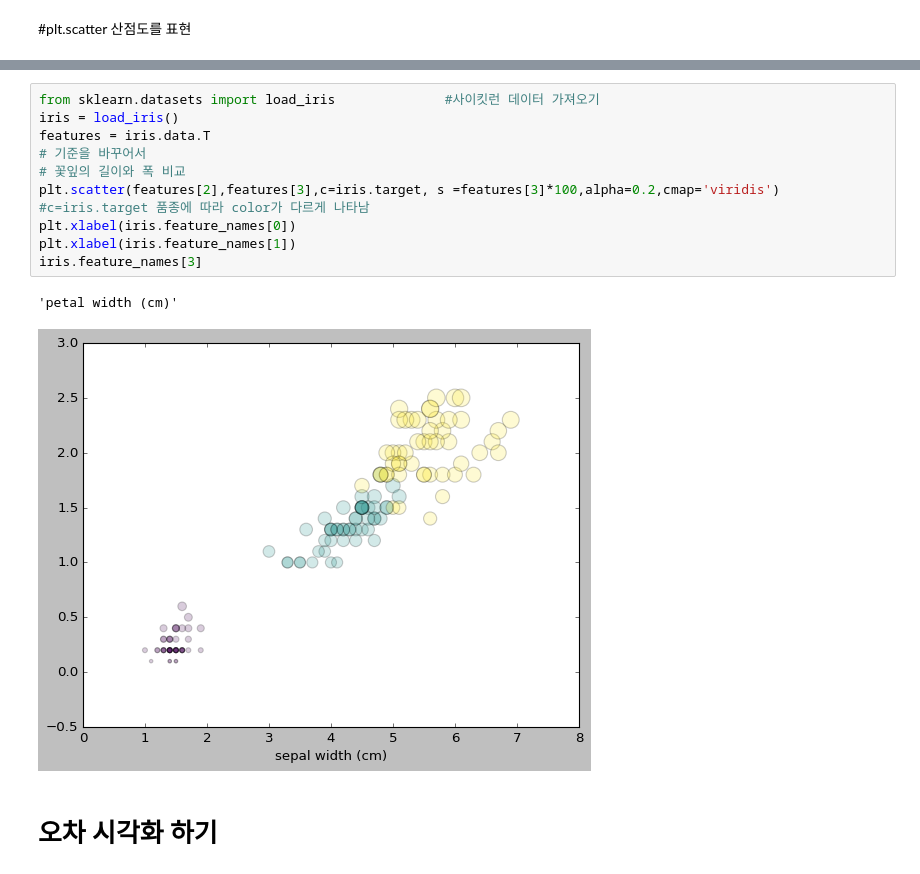
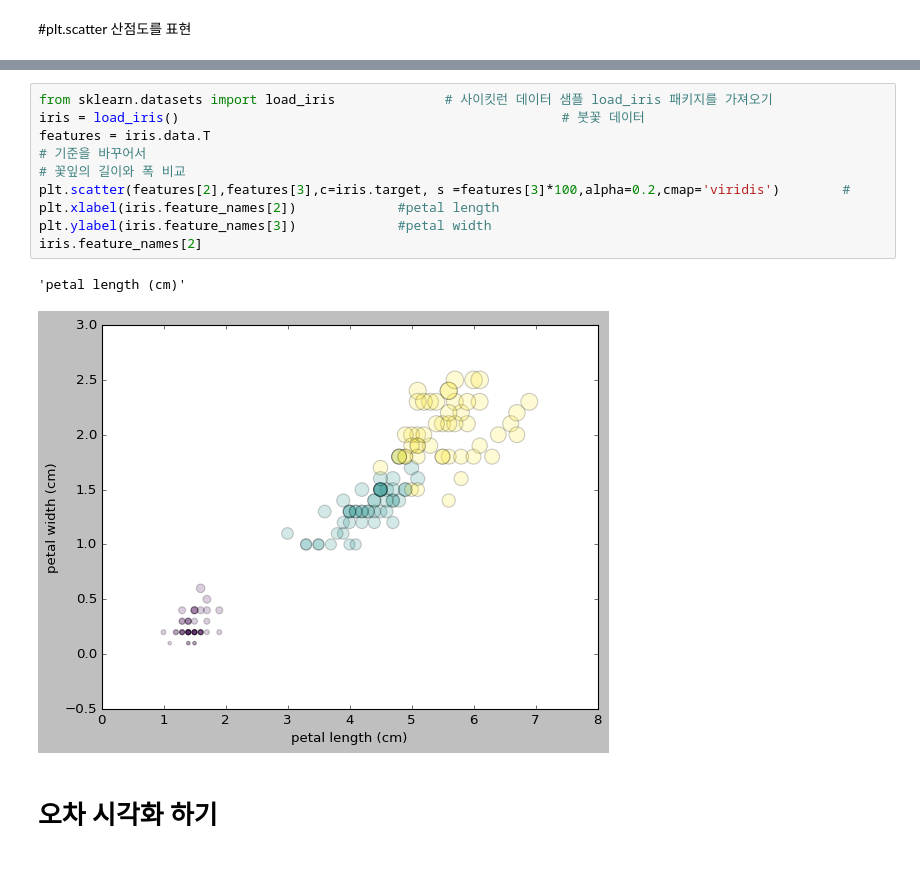
Before and after one commit to noeyxos/Python, a Jupyter notebook: Python_10_Matplotlib.ipynb, the cells around one changed output, grey strips where cells are left out. Cells and saved outputs as stored; diff of their text form.

```diff
--- a/Python_10_Matplotlib.ipynb
+++ b/Python_10_Matplotlib.ipynb
@@ -349,16 +350,16 @@ iris.feature_names[3]
 # %%
-from sklearn.datasets import load_iris              #사이킷런 데이터 가져오기
-iris = load_iris()
+from sklearn.datasets import load_iris              # 사이킷런 데이터 샘플 load_iris 패키지를 가져오기
+iris = load_iris()                                                 # 붓꽃 데이터
 features = iris.data.T
 # 기준을 바꾸어서
 # 꽃잎의 길이와 폭 비교
-plt.scatter(features[2],features[3],c=iris.target, s =features[3]*100,alpha=0.2,cmap='viridis')        #c=iris.target 품종에 따라 color가 다르게 나타남
-plt.xlabel(iris.feature_names[0])
-plt.xlabel(iris.feature_names[1])
-iris.feature_names[3]
+plt.scatter(features[2],features[3],c=iris.target, s =features[3]*100,alpha=0.2,cmap='viridis')        #
+plt.xlabel(iris.feature_names[2])             #petal length
+plt.ylabel(iris.feature_names[3])             #petal width
+iris.feature_names[2]
 # %% [output]
-'petal width (cm)'
+'petal length (cm)'
-[figure, old version]
+[figure, new version]
 # %% [markdown]
 # 오차 시각화 하기
 # %%
```
Also changed, not shown: parts of 10 cells of this notebook.
